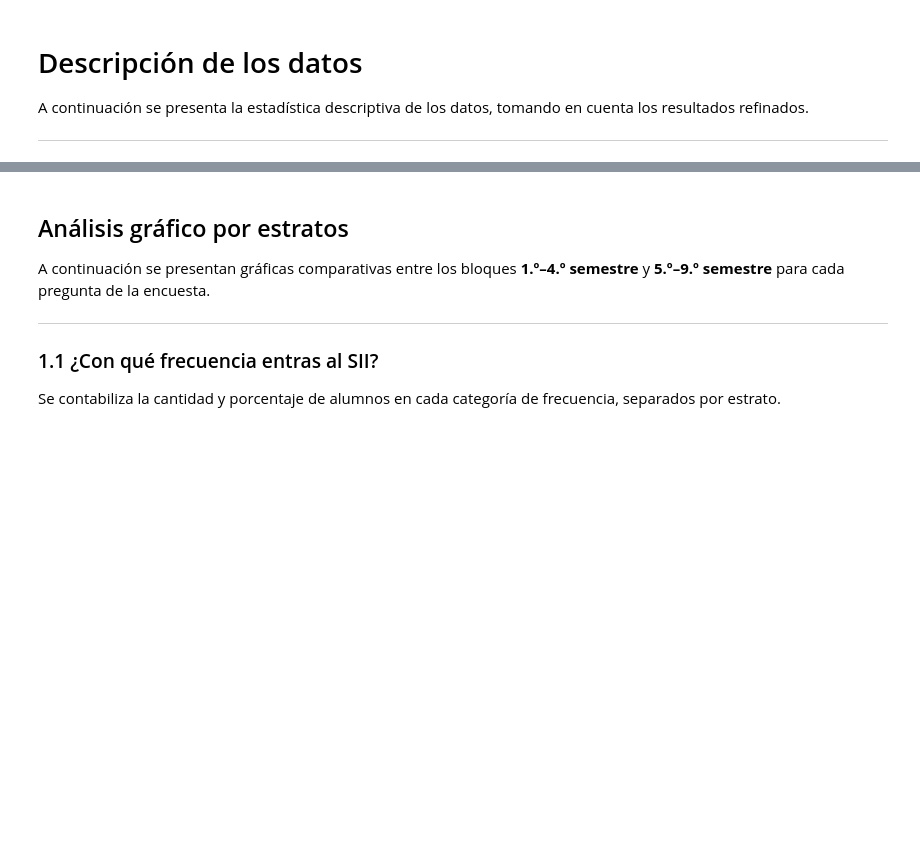
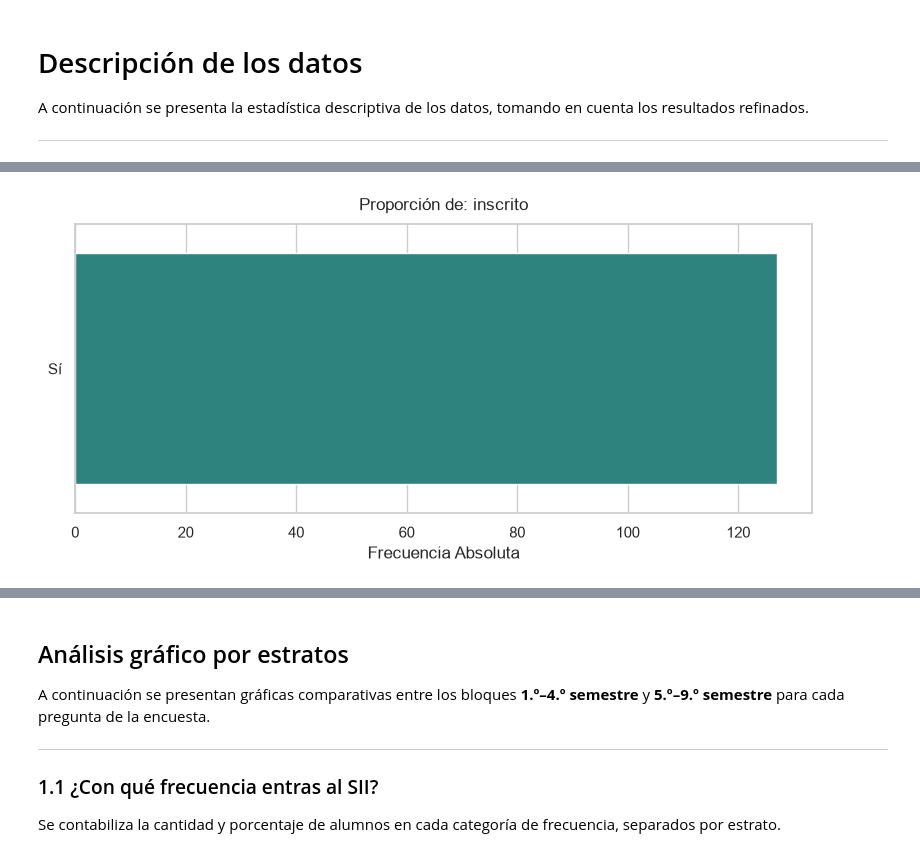
Before and after one commit to Paco2812/Pandas_proyecto_ciencia_datos, a Jupyter notebook: notebook.ipynb, the cells around one changed output, grey strips where cells are left out. Drawn from its saved outputs; the diff is of its cells as text; code cells hidden in the pictures; blank space fills up the shorter version.

Commit message:
Estadística descriptiva ultima versión

```diff
--- a/notebook.ipynb
+++ b/notebook.ipynb
@@ -204,0 +121,95 @@ for col in variables_a_graficar:
+# %%
+import numpy as np
+import pandas as pd
+
+print("--- 1. ESTADÍSTICA DESCRIPTIVA CUANTITATIVA ---")
+# Identifica automáticamente todas las columnas numéricas
+cols_cuant = df.select_dtypes(include=[np.number, 'float', 'int']).columns
+# Excluye identificadores como el número de control
+cols_cuant = [col for col in cols_cuant if 'control' not in col.lower() and 'id' not in col.lower()]
+
+for col in cols_cuant:
+    n_val = df[col].count()
+    media = df[col].mean()
+    mediana = df[col].median()
+    std = df[col].std(ddof=1)
+    rango = df[col].max() - df[col].min()
+
+    print(f"\nPregunta: {col}")
+    print(f"n: {n_val} | Media: {media:.2f} | Mediana: {mediana:.2f} | Desviación: {std:.2f} | Rango: {rango:.2f}")
+
+print("\n" + "="*50 + "\n")
+
+print("--- 2. ESTADÍSTICA DESCRIPTIVA CUALITATIVA ---")
+# Identifica variables de texto o categóricas
+cols_cual = df.select_dtypes(include=['object', 'category', 'bool', 'string']).columns
+# Excluye marcas temporales y comentarios libres
+cols_cual = [col for col in cols_cual if 'marca temporal' not in col.lower() and 'comentario' not in col.lower() and 'experiencia' not in col.lower()]
+
+for col in cols_cual:
+    print(f"\nPregunta: {col}")
+    frec = df[col].value_counts()
+    pct = df[col].value_counts(normalize=True) * 100
+    resumen = pd.DataFrame({'Frecuencia': frec, 'Porcentaje (%)': pct})
+    print(resumen.round(2))
+
+
+import pandas as pd
+
+print("--- 3. ESTADÍSTICA DESCRIPTIVA CUALITATIVA POR ESTRATOS ---\n")
+
+# Se itera sobre las variables cualitativas previamente filtradas
+for col in cols_cual:
+    print(f"Pregunta: {col}")
+
+    # 1. Frecuencias absolutas agrupadas por bloque
+    ct_freq = pd.crosstab(df[col], df["bloque"])
+
+    # 2. Porcentajes (normalizados por el total de cada columna/estrato)
+    ct_pct = pd.crosstab(df[col], df["bloque"], normalize="columns") * 100
+
+    # 3. Concatenación de ambos dataframes para crear una tabla profesional
+    tabla_comparativa = pd.concat(
+        [ct_freq, ct_pct.round(2)],
+        axis=1,
+        keys=["Frecuencia Absoluta", "Porcentaje (%)"]
+    )
+
+    # 4. Renombrar las columnas de 2do nivel usando el diccionario global existente
+    tabla_comparativa.rename(columns=ESTRATO_LABELS, level=1, inplace=True)
+
+    # Imprimir rellenando con 0 donde un estrato no haya tenido respuestas
+    print(tabla_comparativa.fillna(0))
+    print("\n" + "="*70 + "\n")
+
+
+import matplotlib.pyplot as plt
+import seaborn as sns
+
+sns.set_theme(style="whitegrid")
+
+# OPCIÓN 1: Graficar automáticamente todas las cualitativas que definiste en la celda anterior
+variables_a_graficar = cols_cual
+
+# OPCIÓN 2 (Alternativa): Si también quieres las cuantitativas al mismo tiempo, usa:
+# variables_a_graficar = list(cols_cuant) + list(cols_cual)
+
+for col in variables_a_graficar:
+    plt.figure(figsize=(8, 4))
+
+    if col in cols_cuant:
+        sns.histplot(df[col].dropna(), bins=5, color='#2c7bb6', edgecolor='black')
+        plt.title(f'Distribución de: {col}', pad=10)
+        plt.xlabel('Nivel (1 al 5)')
+        plt.ylabel('Frecuencia Absoluta')
+
+    elif col in cols_cual:
+        # Se añade hue=df[col] y legend=False para evitar el FutureWarning de Seaborn
+        sns.countplot(y=df[col], hue=df[col], palette='viridis', legend=False)
+        plt.title(f'Proporción de: {col}', pad=10)
+        plt.xlabel('Frecuencia Absoluta')
+        plt.ylabel('')
+
+    plt.tight_layout()
+    plt.show()
+# %% [output]
@@ -204,0 +250 @@ for col in variables_a_graficar:
+[figure, added]
```
Also changed, not shown: parts of 3 cells of this notebook.
